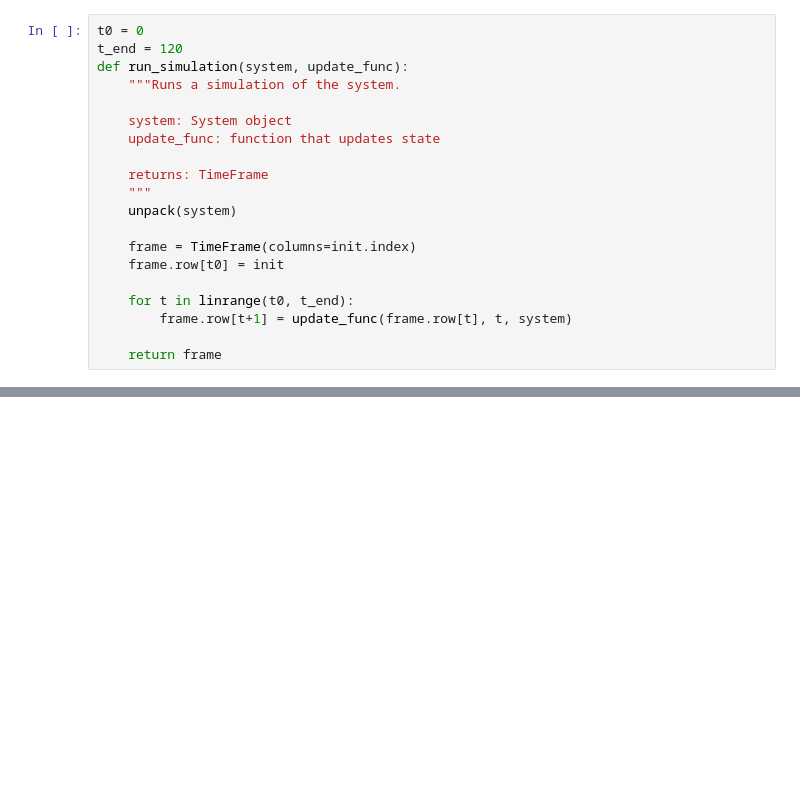
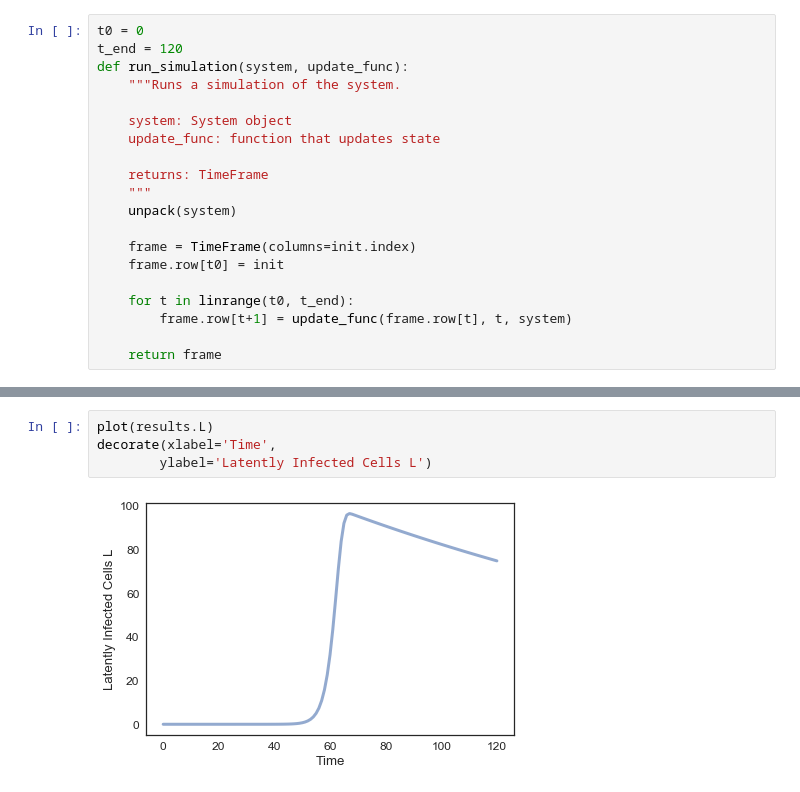
Before and after one commit to Audrey-Lee88/ModSimPy, a Jupyter notebook: code/hiv_model_Audrey.ipynb, the cells around one changed output, grey strips where cells are left out. Cells and saved outputs as stored; diff of their text form; blank space fills up the shorter version.

```diff
--- a/code/hiv_model_Audrey.ipynb
+++ b/code/hiv_model_Audrey.ipynb
@@ -121,0 +118,6 @@ plot_results(results.R, results.L, results.E, results.V)
+# %%
+plot(results.L)
+decorate(xlabel='Time',
+        ylabel='Latently Infected Cells L')
+# %% [output]
+[figure, added]
```
Also changed, not shown: parts of 12 cells of this notebook.
